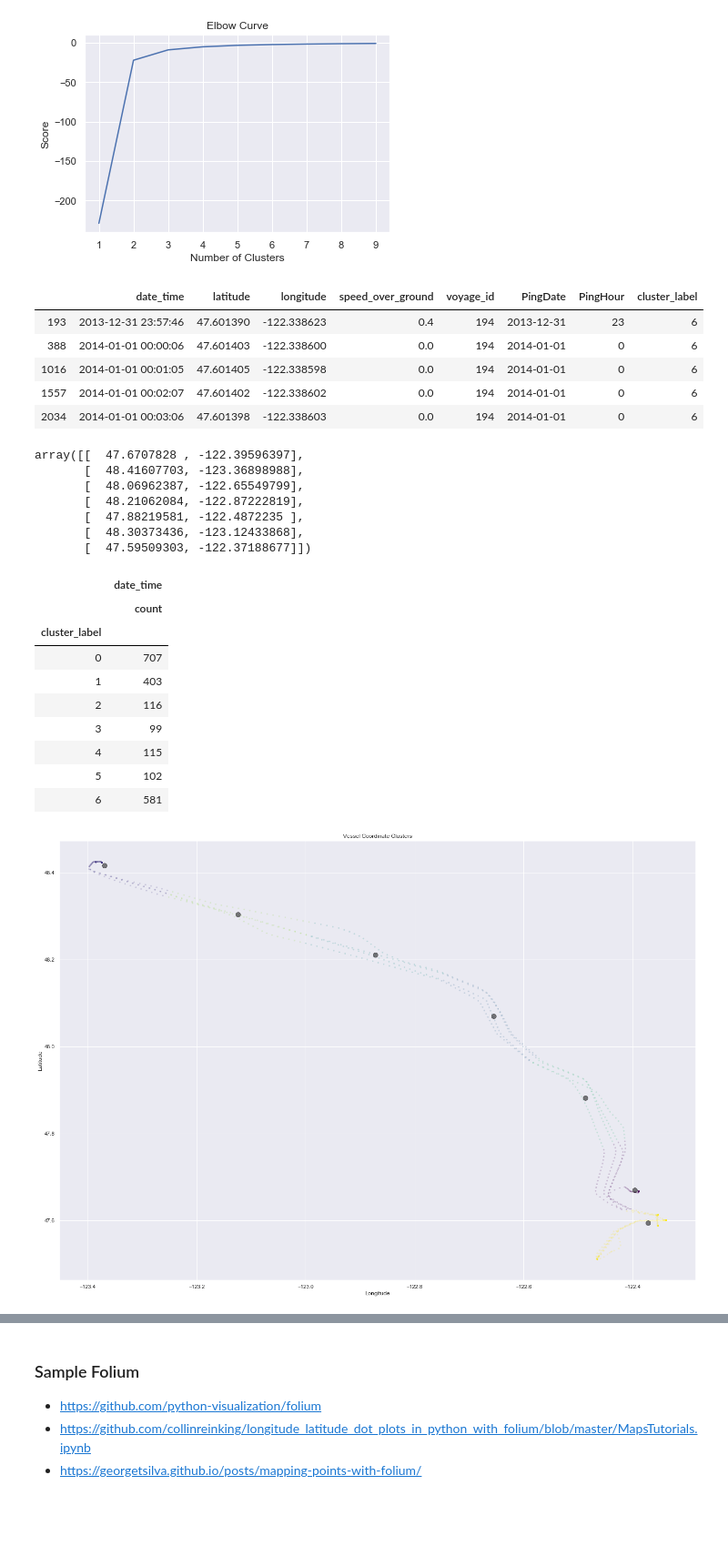
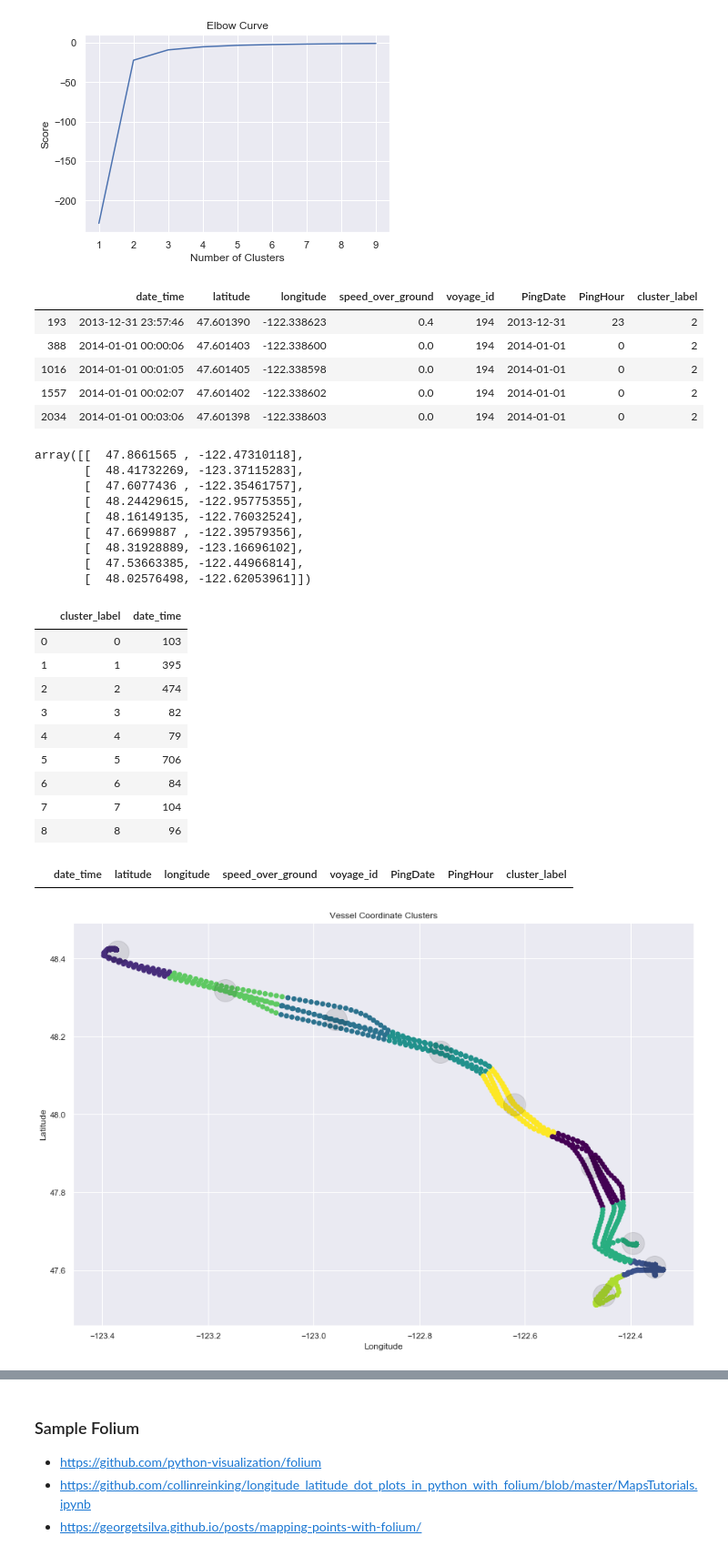
Before and after one commit to att-vault/vault, a Jupyter notebook: Notebook/AIS_Analyze_Vessel_Cluster.ipynb, the cells around one changed output, grey strips where cells are left out. Shown at 91% size. Cells and saved outputs as stored; diff of their text form; code cells hidden in the pictures; blank space fills up the shorter version.

```diff
--- a/Notebook/AIS_Analyze_Vessel_Cluster.ipynb
+++ b/Notebook/AIS_Analyze_Vessel_Cluster.ipynb
@@ -166,7 +174,7 @@ plt.show()
 # %% [output]
 [figure]
 # %%
-kmeans = KMeans(n_clusters = 7, init ='k-means++')
+kmeans = KMeans(n_clusters = 9, init ='k-means++')
 
 X = df[['latitude', 'longitude']]
 kmeans.fit(X)                                   # Compute k-means clustering. # Compute k-means clustering.
@@ -179,48 +187,58 @@ centers = kmeans.cluster_centers_               # Coordinates of cluster centers
 df.head()
 # %% [output]
 |  | date_time | latitude | longitude | speed_over_ground | voyage_id | PingDate | PingHour | cluster_label |
-| 193 | 2013-12-31 23:57:46 | 47.601390 | -122.338623 | 0.4 | 194 | 2013-12-31 | 23 | 6 |
-| 388 | 2014-01-01 00:00:06 | 47.601403 | -122.338600 | 0.0 | 194 | 2014-01-01 | 0 | 6 |
-| 1016 | 2014-01-01 00:01:05 | 47.601405 | -122.338598 | 0.0 | 194 | 2014-01-01 | 0 | 6 |
-| 1557 | 2014-01-01 00:02:07 | 47.601402 | -122.338602 | 0.0 | 194 | 2014-01-01 | 0 | 6 |
-| 2034 | 2014-01-01 00:03:06 | 47.601398 | -122.338603 | 0.0 | 194 | 2014-01-01 | 0 | 6 |
+| 193 | 2013-12-31 23:57:46 | 47.601390 | -122.338623 | 0.4 | 194 | 2013-12-31 | 23 | 2 |
+| 388 | 2014-01-01 00:00:06 | 47.601403 | -122.338600 | 0.0 | 194 | 2014-01-01 | 0 | 2 |
+| 1016 | 2014-01-01 00:01:05 | 47.601405 | -122.338598 | 0.0 | 194 | 2014-01-01 | 0 | 2 |
+| 1557 | 2014-01-01 00:02:07 | 47.601402 | -122.338602 | 0.0 | 194 | 2014-01-01 | 0 | 2 |
+| 2034 | 2014-01-01 00:03:06 | 47.601398 | -122.338603 | 0.0 | 194 | 2014-01-01 | 0 | 2 |
 # %%
 centers
 # %% [output]
-array([[  47.6707828 , -122.39596397],
-       [  48.41607703, -123.36898988],
-       [  48.06962387, -122.65549799],
-       [  48.21062084, -122.87222819],
-       [  47.88219581, -122.4872235 ],
-       [  48.30373436, -123.12433868],
-       [  47.59509303, -122.37188677]])
+array([[  47.8661565 , -122.47310118],
+       [  48.41732269, -123.37115283],
+       [  47.6077436 , -122.35461757],
+       [  48.24429615, -122.95775355],
+       [  48.16149135, -122.76032524],
+       [  47.6699887 , -122.39579356],
+       [  48.31928889, -123.16696102],
+       [  47.53663385, -122.44966814],
+       [  48.02576498, -122.62053961]])
 # %%
 # Cluster, ping counts
-PingCluster = df.groupby('cluster_label').agg({'date_time': ['count']})   #.reset_index()
+PingCluster = df.groupby('cluster_label')['date_time'].count().reset_index()
 PingCluster
 # %% [output]
-|  | date_time |
-|  | count |
-| cluster_label |  |
-| 0 | 707 |
-| 1 | 403 |
-| 2 | 116 |
-| 3 | 99 |
-| 4 | 115 |
-| 5 | 102 |
-| 6 | 581 |
+|  | cluster_label | date_time |
+| 0 | 0 | 103 |
+| 1 | 1 | 395 |
+| 2 | 2 | 474 |
+| 3 | 3 | 82 |
+| 4 | 4 | 79 |
+| 5 | 5 | 706 |
+| 6 | 6 | 84 |
+| 7 | 7 | 104 |
+| 8 | 8 | 96 |
+# %%
+# Identify Anomaly in coordinate
+Anomaly_THRESHOLD = 10
+
+AnomalyCluster = PingCluster.loc[PingCluster.date_time < Anomaly_THRESHOLD, 'cluster_label'].values
+df.loc[df.cluster_label.isin(AnomalyCluster)]
+# %% [output]
+|  | date_time | latitude | longitude | speed_over_ground | voyage_id | PingDate | PingHour | cluster_label |
 # %%
-fig = plt.figure(figsize=(24,17))
+fig = plt.figure(figsize=(15,10))
 ax = fig.add_subplot()
 
-ax.scatter(df.longitude, df.latitude, s=10, lw=0, c=df['cluster_label'], cmap='viridis', alpha=0.2)
-ax.scatter(centers[:, 1], centers[:, 0], c='black', s=100, alpha=0.5)
+ax.scatter(df.longitude, df.latitude, s=50, lw=0, c=df['cluster_label'], cmap='viridis', alpha=1)
+ax.scatter(centers[:, 1], centers[:, 0], c='black', s=900, alpha=0.1)
 
 ax.set_xlabel('Longitude')
 ax.set_ylabel('Latitude')
 ax.set_title('Vessel Coordinate Clusters')
 plt.show()
 # %% [output]
-[figure, old version]
+[figure, new version]
 # %%
 X = sampling  #.head()
```
Also changed, not shown: parts of 3 cells of this notebook.
